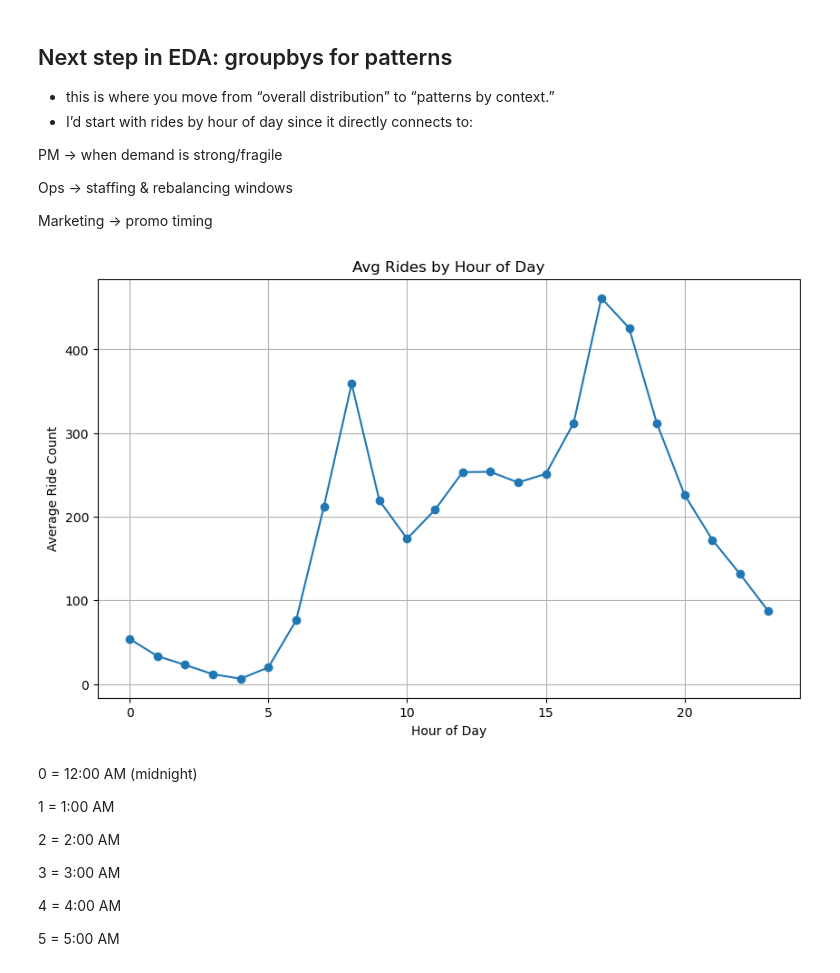
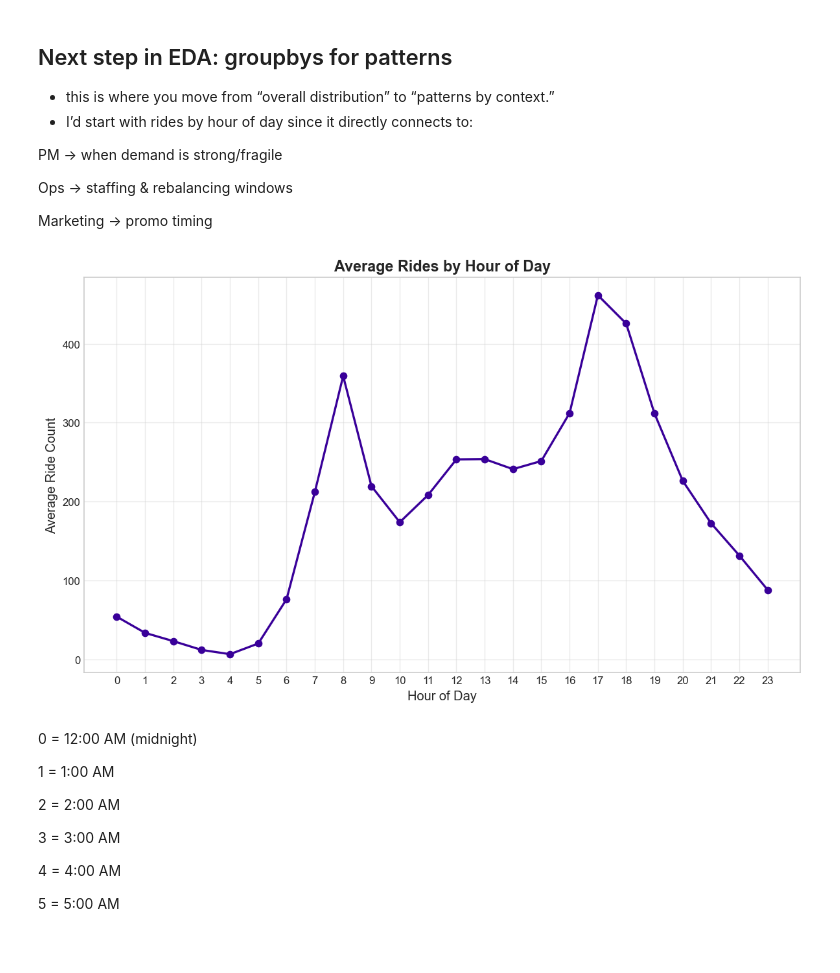
Before and after one commit to ayemaqu/Mod4_prj, a Jupyter notebook: notebooks/EDA.ipynb, the cells around one changed output. Cells and saved outputs as stored; diff of their text form; code cells hidden in the pictures.

```diff
--- a/notebooks/EDA.ipynb
+++ b/notebooks/EDA.ipynb
@@ -265,15 +265,20 @@ avg_hourly = df.groupby('hr')['cnt'].mean()
 # %%
 import matplotlib.pyplot as plt
 
-plt.figure(figsize=(10,6))
-avg_hourly.plot(kind = 'line', marker = 'o')
-plt.title('Avg Rides by Hour of Day')
-plt.xlabel('Hour of Day')
-plt.ylabel('Average Ride Count')
-plt.grid(True)
+plt.style.use("seaborn-v0_8-whitegrid")
+
+plt.figure(figsize=(10,6), dpi=120)
+avg_hourly.plot(kind='line', marker='o', linewidth=2,color="#390099", ax=plt.gca() )
+
+plt.title('Average Rides by Hour of Day', fontsize=14, fontweight='bold')
+plt.xlabel('Hour of Day', fontsize=12)
+plt.ylabel('Average Ride Count', fontsize=12)
+plt.xticks(range(0,24))
+plt.grid(True, alpha=0.4)
+plt.tight_layout()
 plt.show()
 # %% [output]
-[figure, old version]
+[figure, new version]
 # %% [markdown]
 0 = 12:00 AM (midnight)
 
```
Also changed, not shown: parts of 6 cells of this notebook, 2 other files.
